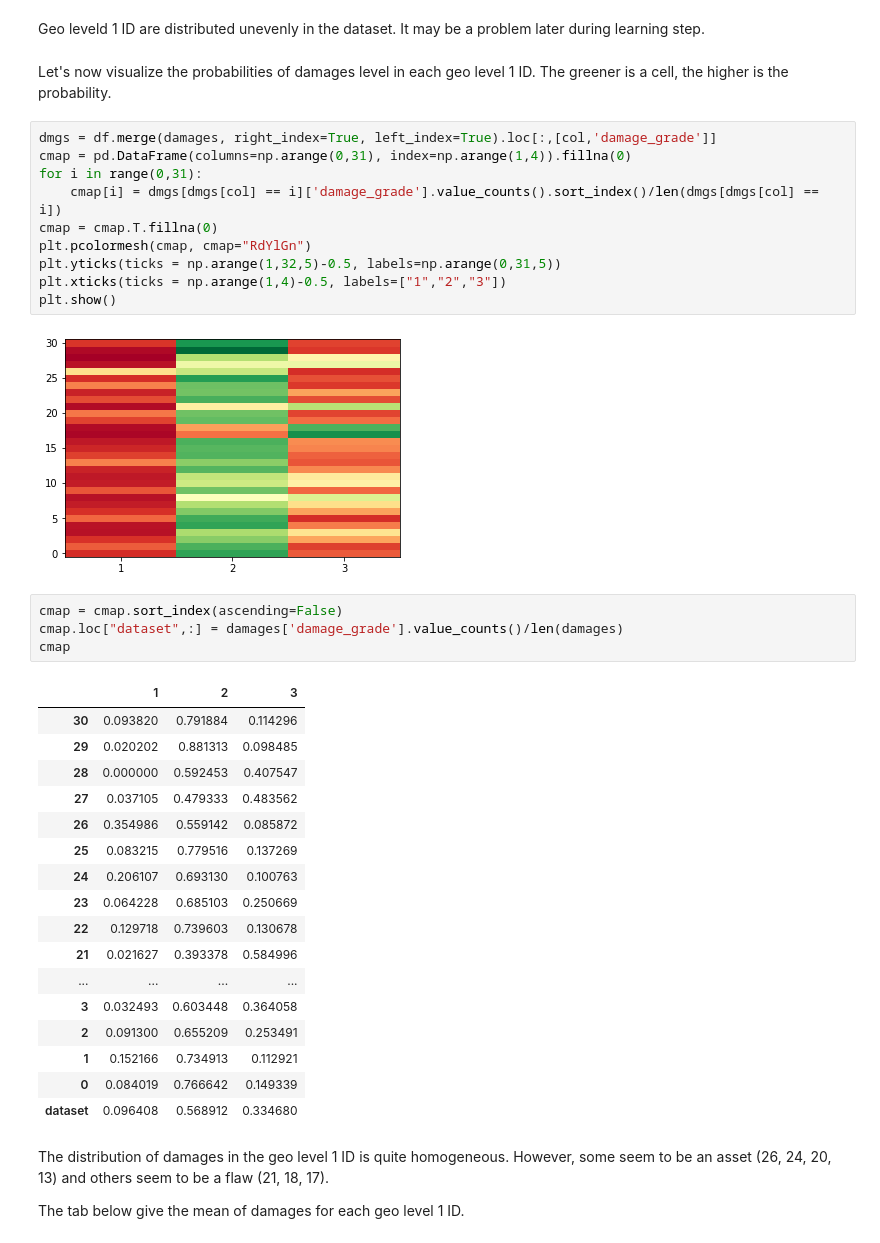
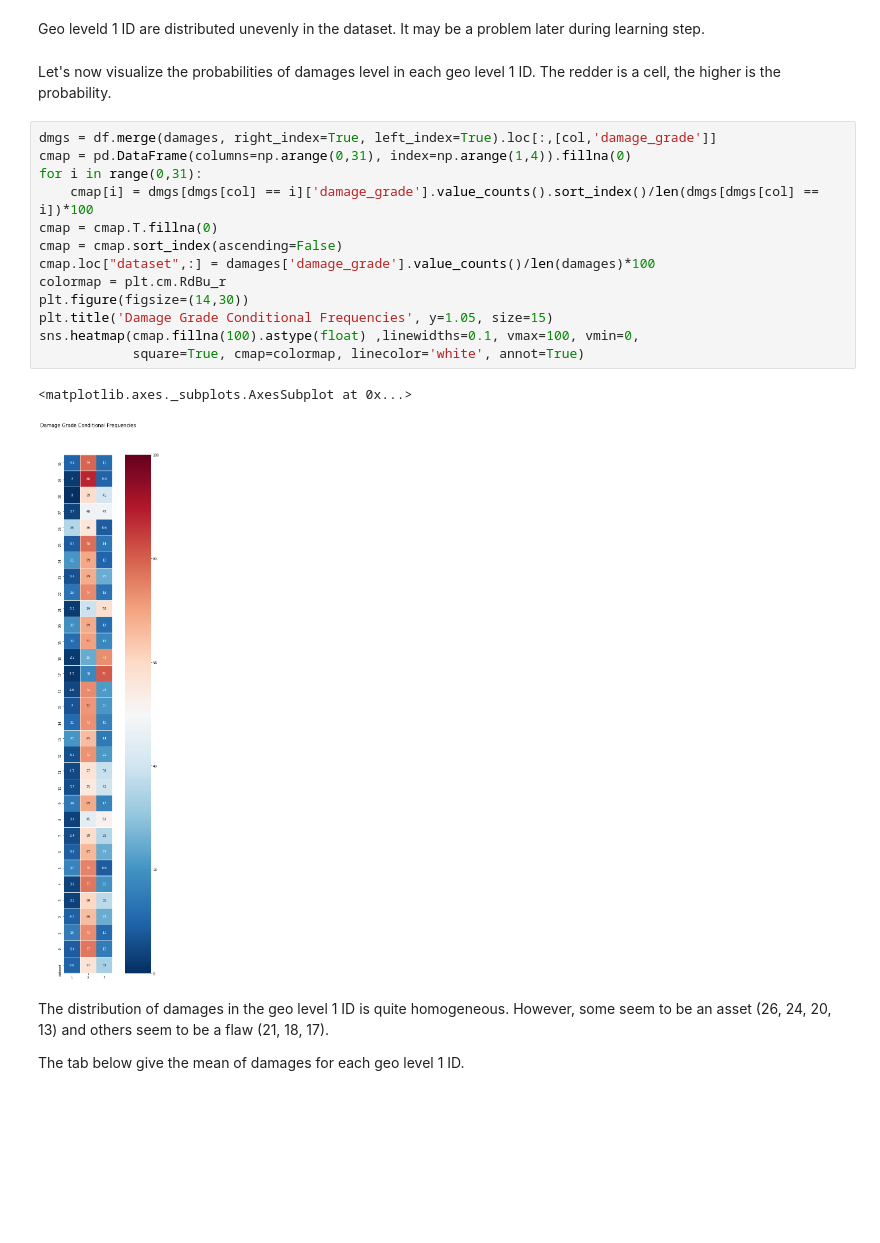
Before and after one commit to dechantoine/ModelingEarthquakeDamage, a Jupyter notebook: 1 - Exploration part. 1.ipynb, the cells around one changed output. Saved outputs shown, nothing was run; the diff lists cells and outputs as text; blank space fills up the shorter version.

Commit message:
Changed heatmap from matplotlib to seaborn

```diff
--- a/1 - Exploration part. 1.ipynb
+++ b/1 - Exploration part. 1.ipynb
@@ -94,41 +74,23 @@ plt.legend(labels=["mean"])
 # %% [markdown]
 Geo leveld 1 ID are distributed unevenly in the dataset. It may be a problem later during learning step.
 # %% [markdown]
-Let's now visualize the probabilities of damages level in each geo level 1 ID. The greener is a cell, the higher is the probability.
+Let's now visualize the probabilities of damages level in each geo level 1 ID. The redder is a cell, the higher is the probability.
 # %%
 dmgs = df.merge(damages, right_index=True, left_index=True).loc[:,[col,'damage_grade']]
 cmap = pd.DataFrame(columns=np.arange(0,31), index=np.arange(1,4)).fillna(0)
 for i in range(0,31):
-    cmap[i] = dmgs[dmgs[col] == i]['damage_grade'].value_counts().sort_index()/len(dmgs[dmgs[col] == i])
+    cmap[i] = dmgs[dmgs[col] == i]['damage_grade'].value_counts().sort_index()/len(dmgs[dmgs[col] == i])*100
 cmap = cmap.T.fillna(0)
-plt.pcolormesh(cmap, cmap="RdYlGn")
-plt.yticks(ticks = np.arange(1,32,5)-0.5, labels=np.arange(0,31,5))
-plt.xticks(ticks = np.arange(1,4)-0.5, labels=["1","2","3"])
-plt.show()
+cmap = cmap.sort_index(ascending=False)
+cmap.loc["dataset",:] = damages['damage_grade'].value_counts()/len(damages)*100
+colormap = plt.cm.RdBu_r
+plt.figure(figsize=(14,30))
+plt.title('Damage Grade Conditional Frequencies', y=1.05, size=15)
+sns.heatmap(cmap.fillna(100).astype(float) ,linewidths=0.1, vmax=100, vmin=0,
+            square=True, cmap=colormap, linecolor='white', annot=True)
 # %% [output]
+<matplotlib.axes._subplots.AxesSubplot at 0x...>
-[figure, old version]
+[figure, new version]
-# %%
-cmap = cmap.sort_index(ascending=False)
-cmap.loc["dataset",:] = damages['damage_grade'].value_counts()/len(damages)
-cmap
-# %% [output]
-|  | 1 | 2 | 3 |
-| 30 | 0.093820 | 0.791884 | 0.114296 |
-| 29 | 0.020202 | 0.881313 | 0.098485 |
-| 28 | 0.000000 | 0.592453 | 0.407547 |
-| 27 | 0.037105 | 0.479333 | 0.483562 |
-| 26 | 0.354986 | 0.559142 | 0.085872 |
-| 25 | 0.083215 | 0.779516 | 0.137269 |
-| 24 | 0.206107 | 0.693130 | 0.100763 |
-| 23 | 0.064228 | 0.685103 | 0.250669 |
-| 22 | 0.129718 | 0.739603 | 0.130678 |
-| 21 | 0.021627 | 0.393378 | 0.584996 |
-| ... | ... | ... | ... |
-| 3 | 0.032493 | 0.603448 | 0.364058 |
-| 2 | 0.091300 | 0.655209 | 0.253491 |
-| 1 | 0.152166 | 0.734913 | 0.112921 |
-| 0 | 0.084019 | 0.766642 | 0.149339 |
-| dataset | 0.096408 | 0.568912 | 0.334680 |
 # %% [markdown]
 The distribution of damages in the geo level 1 ID is quite homogeneous. However, some seem to be an asset (26, 24, 20, 13) and others seem to be a flaw (21, 18, 17).
 
```
Also changed, not shown: parts of 45 cells of this notebook.
